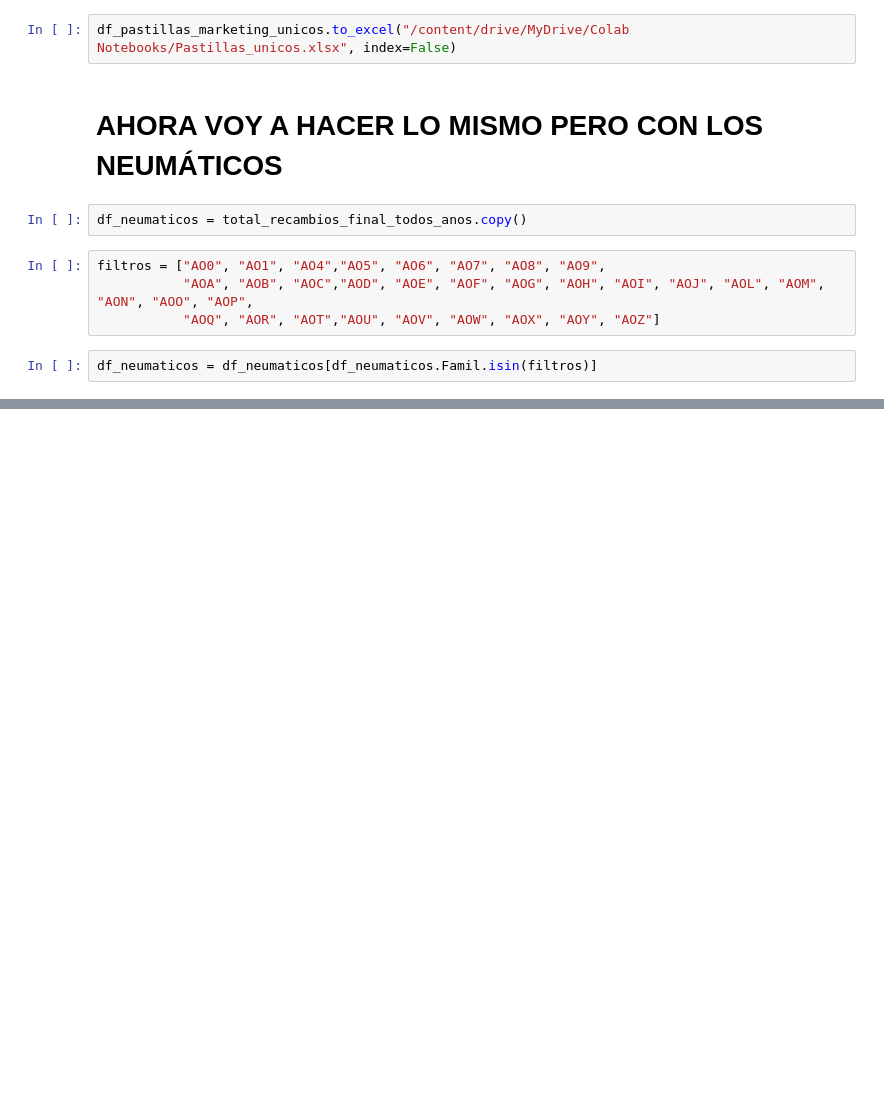
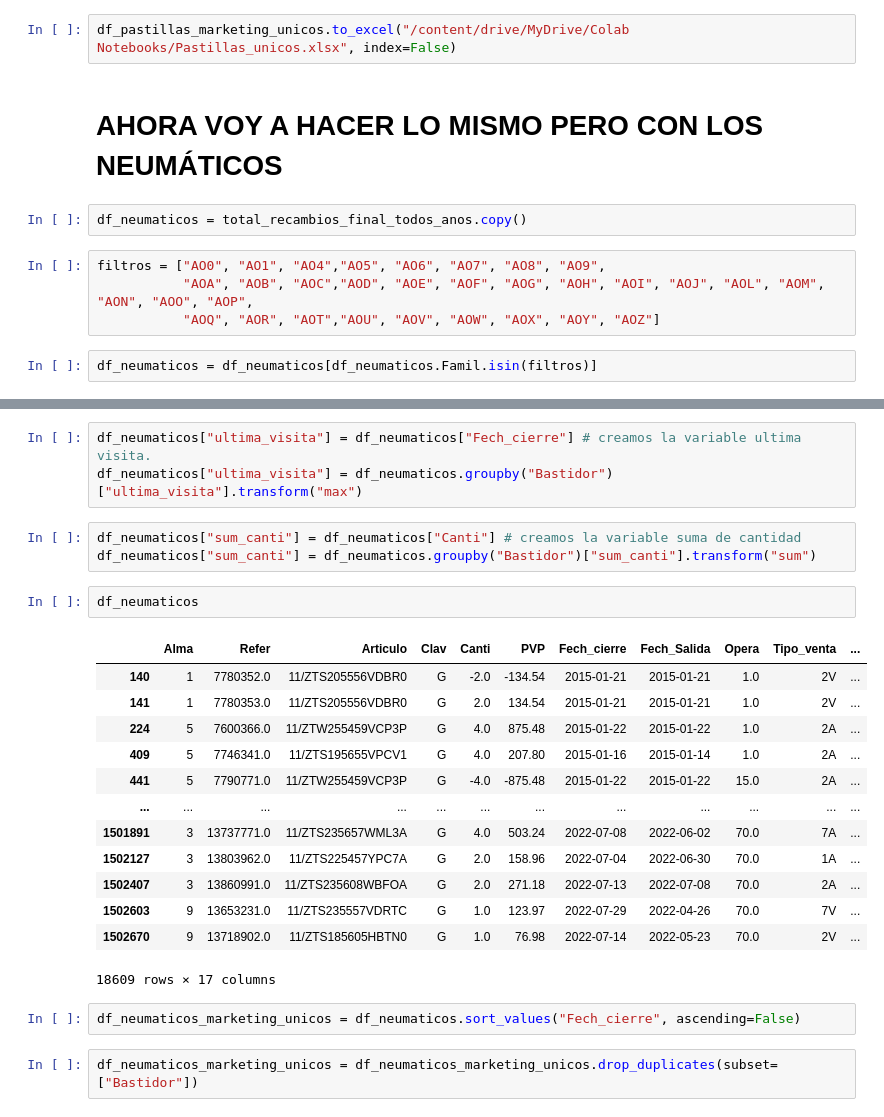
Before and after one commit to pacomm5/PLANTILLAS2, a Jupyter notebook: RECAMBIOS_NUEVO_LISTADO.ipynb, the cells around one changed output, grey strips where cells are left out. Drawn from its saved outputs; the diff is of its cells as text; blank space fills up the shorter version.

```diff
--- a/RECAMBIOS_NUEVO_LISTADO.ipynb
+++ b/RECAMBIOS_NUEVO_LISTADO.ipynb
@@ -2713,0 +2723,26 @@ df_neumaticos = df_neumaticos[df_neumaticos.Famil.isin(filtros)]
+# %%
+df_neumaticos["ultima_visita"] = df_neumaticos["Fech_cierre"] # creamos la variable ultima visita.
+df_neumaticos["ultima_visita"] = df_neumaticos.groupby("Bastidor")["ultima_visita"].transform("max")
+# %%
+df_neumaticos["sum_canti"] = df_neumaticos["Canti"] # creamos la variable suma de cantidad
+df_neumaticos["sum_canti"] = df_neumaticos.groupby("Bastidor")["sum_canti"].transform("sum")
+# %%
+df_neumaticos
+# %% [output]
+|  | Alma | Refer | Articulo | Clav | Canti | PVP | Fech_cierre | Fech_Salida | Opera | Tipo_venta | ... |
+| 140 | 1 | 7780352.0 | 11/ZTS205556VDBR0 | G | -2.0 | -134.54 | 2015-01-21 | 2015-01-21 | 1.0 | 2V | ... |
+| 141 | 1 | 7780353.0 | 11/ZTS205556VDBR0 | G | 2.0 | 134.54 | 2015-01-21 | 2015-01-21 | 1.0 | 2V | ... |
+| 224 | 5 | 7600366.0 | 11/ZTW255459VCP3P | G | 4.0 | 875.48 | 2015-01-22 | 2015-01-22 | 1.0 | 2A | ... |
+| 409 | 5 | 7746341.0 | 11/ZTS195655VPCV1 | G | 4.0 | 207.80 | 2015-01-16 | 2015-01-14 | 1.0 | 2A | ... |
+| 441 | 5 | 7790771.0 | 11/ZTW255459VCP3P | G | -4.0 | -875.48 | 2015-01-22 | 2015-01-22 | 15.0 | 2A | ... |
+| ... | ... | ... | ... | ... | ... | ... | ... | ... | ... | ... | ... |
+| 1501891 | 3 | 13737771.0 | 11/ZTS235657WML3A | G | 4.0 | 503.24 | 2022-07-08 | 2022-06-02 | 70.0 | 7A | ... |
+| 1502127 | 3 | 13803962.0 | 11/ZTS225457YPC7A | G | 2.0 | 158.96 | 2022-07-04 | 2022-06-30 | 70.0 | 1A | ... |
+| 1502407 | 3 | 13860991.0 | 11/ZTS235608WBFOA | G | 2.0 | 271.18 | 2022-07-13 | 2022-07-08 | 70.0 | 2A | ... |
+| 1502603 | 9 | 13653231.0 | 11/ZTS235557VDRTC | G | 1.0 | 123.97 | 2022-07-29 | 2022-04-26 | 70.0 | 7V | ... |
+| 1502670 | 9 | 13718902.0 | 11/ZTS185605HBTN0 | G | 1.0 | 76.98 | 2022-07-14 | 2022-05-23 | 70.0 | 2V | ... |
+18609 rows × 17 columns
+# %%
+df_neumaticos_marketing_unicos = df_neumaticos.sort_values("Fech_cierre", ascending=False)
+# %%
+df_neumaticos_marketing_unicos = df_neumaticos_marketing_unicos.drop_duplicates(subset=["Bastidor"])
```
Also changed, not shown: parts of 4 cells of this notebook.
